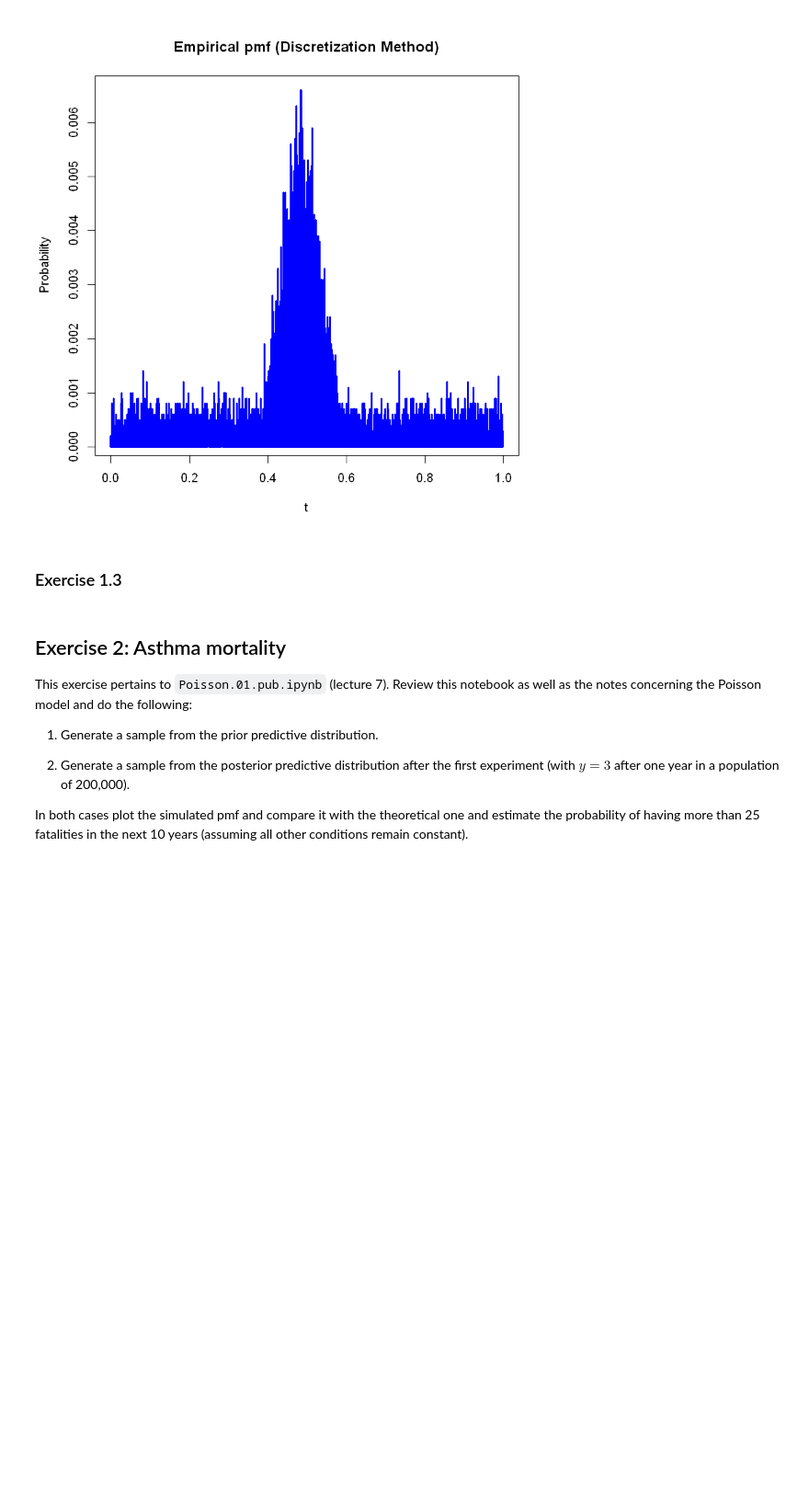
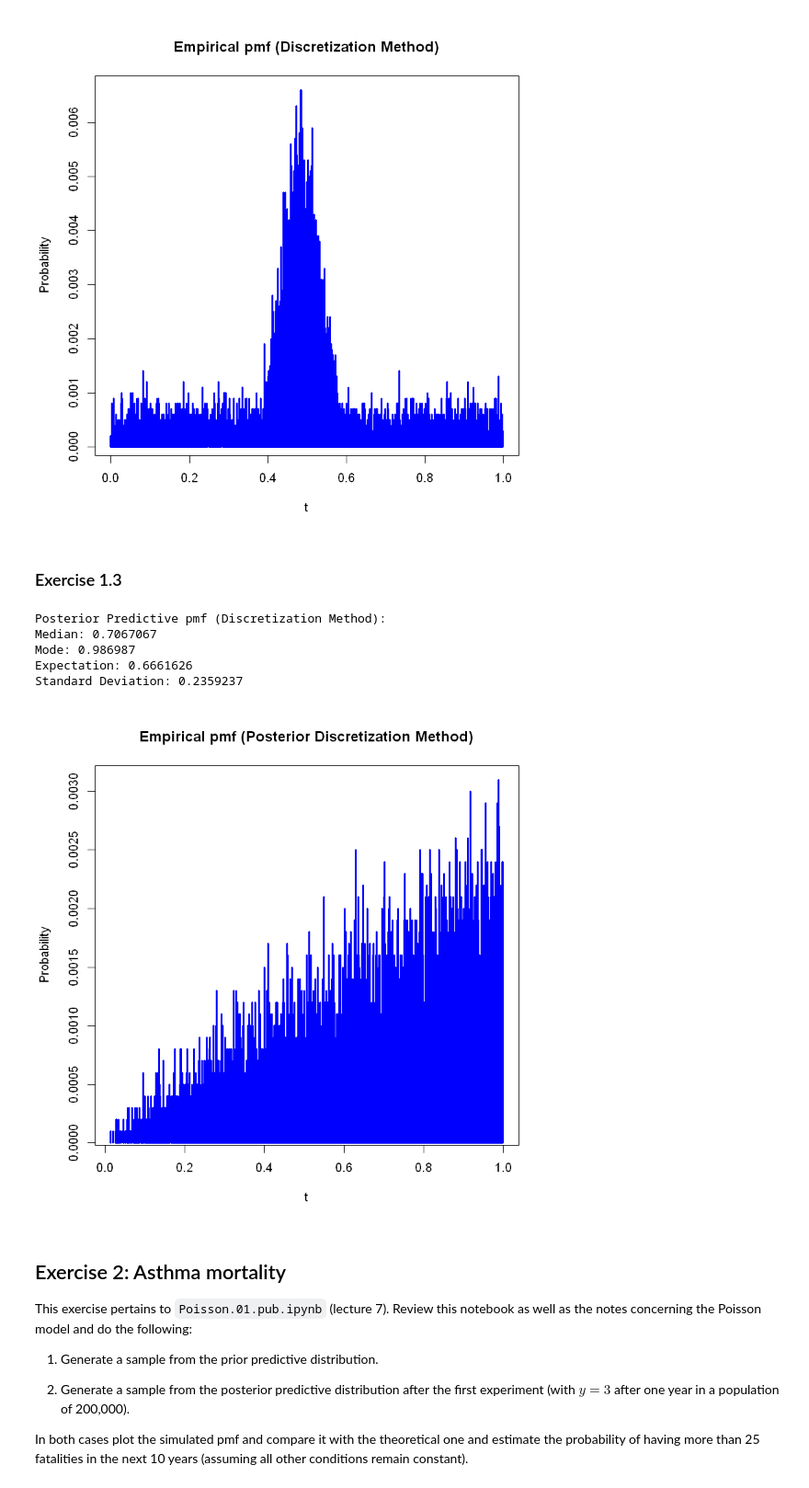
Before and after one commit to DaphneDjiakouri/Bayesian-Statistics, a Jupyter notebook: Assignments/1st_Assignment_Adriana_Madison_Dafni_Arturo.ipynb, the cells around one changed output. Shown at 92% size. Saved outputs shown, nothing was run; the diff lists cells and outputs as text; code cells hidden in the pictures; blank space fills up the shorter version.

```diff
--- a/Assignments/1st_Assignment_Adriana_Madison_Dafni_Arturo.ipynb
+++ b/Assignments/1st_Assignment_Adriana_Madison_Dafni_Arturo.ipynb
@@ -316,6 +316,57 @@ Standard Deviation: 0.2062076
 [figure]
 # %% [markdown]
 ### Exercise 1.3
+# %%
+# define the Likelihood and LogLikelihood functions
+Lik <- function(x, theta, n) {
+  theta^x * (1 - theta)^(n - x)
+}
+
+LogLik <- function(x, theta, n) {
+  x * log(theta) + (n - x) * log(1 - theta)
+}
+
+# define the observed data
+n <- 980
+x <- 437
+
+# compute the posterior
+theta_posterior <- t / sum(t) # normalized posterior
+
+# sample from the discretization of the posterior pdf
+sample_from_posterior_discretization <- function(n_samples, theta_posterior, t) {
+  t_samples <- sample(t, size = n_samples, replace = TRUE, prob = theta_posterior)
+  return(t_samples)
+}
+
+# simulate samples and compute empirical pmf
+n_samples <- 10000
+samples_posterior_discretization <- sample_from_posterior_discretization(n_samples, theta_posterior, t)
+empirical_pmf_posterior_discretization <- compute_empirical_pmf(samples_posterior_discretization)
+
+# plot empirical pmf
+plot(empirical_pmf_posterior_discretization$samples, empirical_pmf_posterior_discretization$pmf, type = "h", lwd = 2.5,
+     col = "blue", xlab = "t", ylab = "Probability", main = "Empirical pmf (Posterior Discretization Method)")
+
+# compute statistics
+median_posterior_discretization <- median(samples_posterior_discretization)
+mode_posterior_discretization <- empirical_pmf_posterior_discretization$samples[which.max(empirical_pmf_posterior_discretization$pmf)]
+expectation_posterior_discretization <- sum(empirical_pmf_posterior_discretization$samples * empirical_pmf_posterior_discretization$pmf)
+std_dev_posterior_discretization <- sqrt(sum((empirical_pmf_posterior_discretization$samples - expectation_posterior_discretization)^2 * empirical_pmf_posterior_discretization$pmf))
+
+# print statistics
+cat("Posterior Predictive pmf (Discretization Method):\n")
+cat("Median:", median_posterior_discretization, "\n")
+cat("Mode:", mode_posterior_discretization, "\n")
+cat("Expectation:", expectation_posterior_discretization, "\n")
+cat("Standard Deviation:", std_dev_posterior_discretization, "\n")
+# %% [output]
+Posterior Predictive pmf (Discretization Method):
+Median: 0.7067067
+Mode: 0.986987
+Expectation: 0.6661626
+Standard Deviation: 0.2359237
+[figure, added]
 # %% [markdown]
 ## Exercise 2: Asthma mortality
 
```
